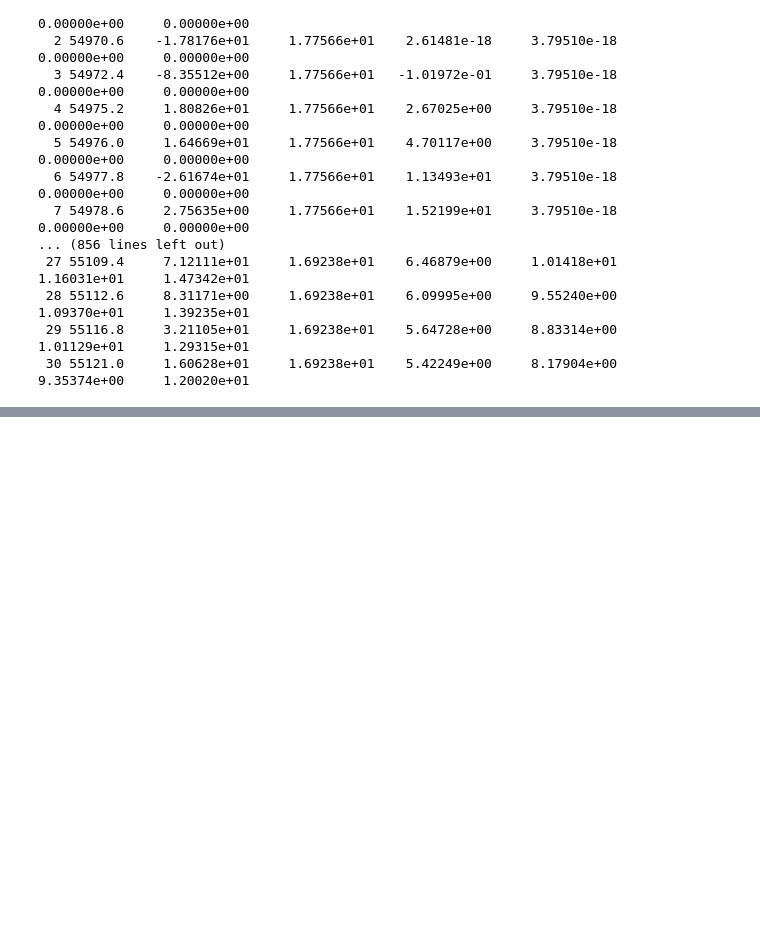
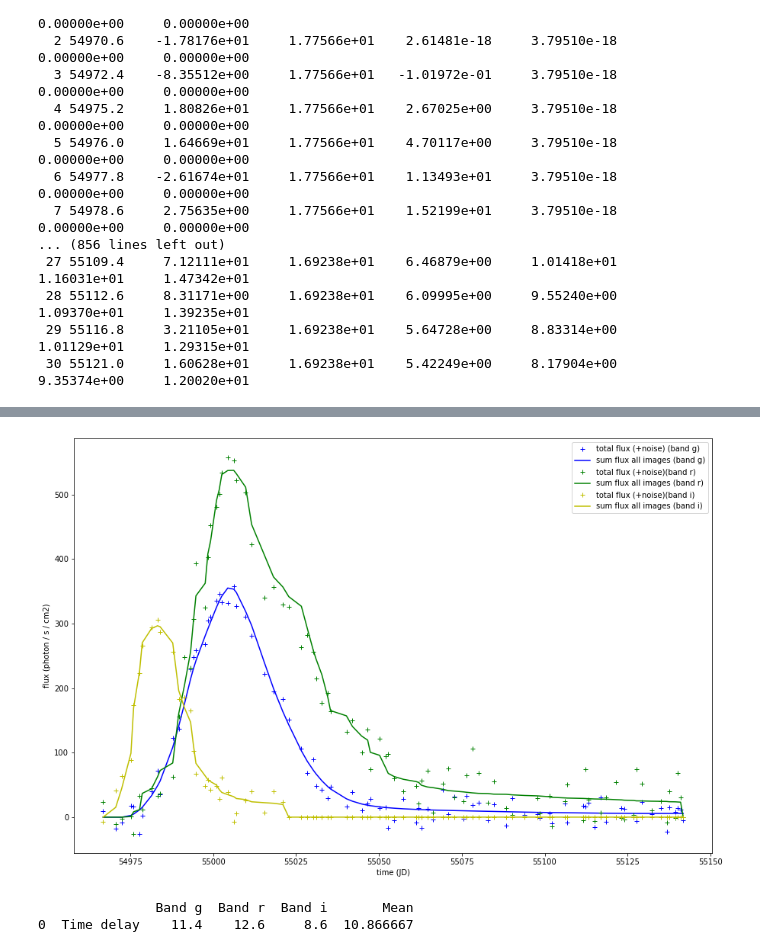
Before and after one commit to LeaPLGR/LensedSN124imagesLCs, a Jupyter notebook: LCSimulator_MultiImage.ipynb, the cells around one changed output, grey strips where cells are left out. Drawn from its saved outputs; the diff is of its cells as text; code cells hidden in the pictures; blank space fills up the shorter version.

```diff
--- a/LCSimulator_MultiImage.ipynb
+++ b/LCSimulator_MultiImage.ipynb
@@ -112,0 +182,39 @@ for sys in range(Nsys):
+# %%
+plt.figure(figsize=(15, 10))
+
+# Band g (in blue)
+
+NFS1 = NFluxes[0, :, :]
+TfluxG = S1I1[0] + S1I2[0] + S1I3[0] + S1I4[0]
+plt.plot(timeS1B1, NFS1[0], 'b+', label = 'total flux (+noise) (band g)')
+plt.plot(timeS1B1, TfluxG, 'b', label = 'sum flux all images (band g)')
+
+# Band r (in green)
+
+TfluxR = S1I1[1] + S1I2[1] + S1I3[1] + S1I4[1]
+plt.plot(timeS1B1, NFS1[1], 'g+', label = 'total flux (+noise)(band r)')
+plt.plot(timeS1B1, TfluxR, 'g', label = 'sum flux all images (band r)')
+
+# Band i (in yellow)
+
+TfluxI = S1I1[2] + S1I2[2] + S1I3[2] + S1I4[2]
+plt.plot(timeS1B1, NFS1[2], 'y+', label = 'total flux (+noise)(band i)')
+plt.plot(timeS1B1, TfluxI, 'y', label = 'sum flux all images (band i)')
+
+plt.xlabel('time (JD)')
+plt.ylabel('flux (photon / s / cm2)')
+plt.legend();
+# %% [output]
+[figure, added]
+# %%
+TD1FB1 = abs(timeS1B1[np.where(fluxS1I1B1 == fluxS1I1B1.max())[0][0]] - timeS1B1[np.where(fluxS1I2B1 == fluxS1I2B1.max())[0][0]])
+TD1FB2 = abs(timeS1B2[np.where(fluxS1I1B2 == fluxS1I1B2.max())[0][0]] - timeS1B2[np.where(fluxS1I2B2 == fluxS1I2B2.max())[0][0]])
+TD1FB3 = abs(timeS1B3[np.where(fluxS1I1B3 == fluxS1I1B3.max())[0][0]] - timeS1B3[np.where(fluxS1I2B3 == fluxS1I2B3.max())[0][0]])
+
+d = [ ["Time delay" ,        TD1FB1,  TD1FB2, TD1FB3, (TD1FB1+TD1FB2+TD1FB3)/3]]
+
+df = pd.DataFrame(d, columns = ["   ",'Band g','Band r', 'Band i', 'Mean'])
+print(df)
+# %% [output]
+               Band g  Band r  Band i       Mean
+0  Time delay    11.4    12.6     8.6  10.866667
```
Also changed, not shown: parts of 13 cells of this notebook.
